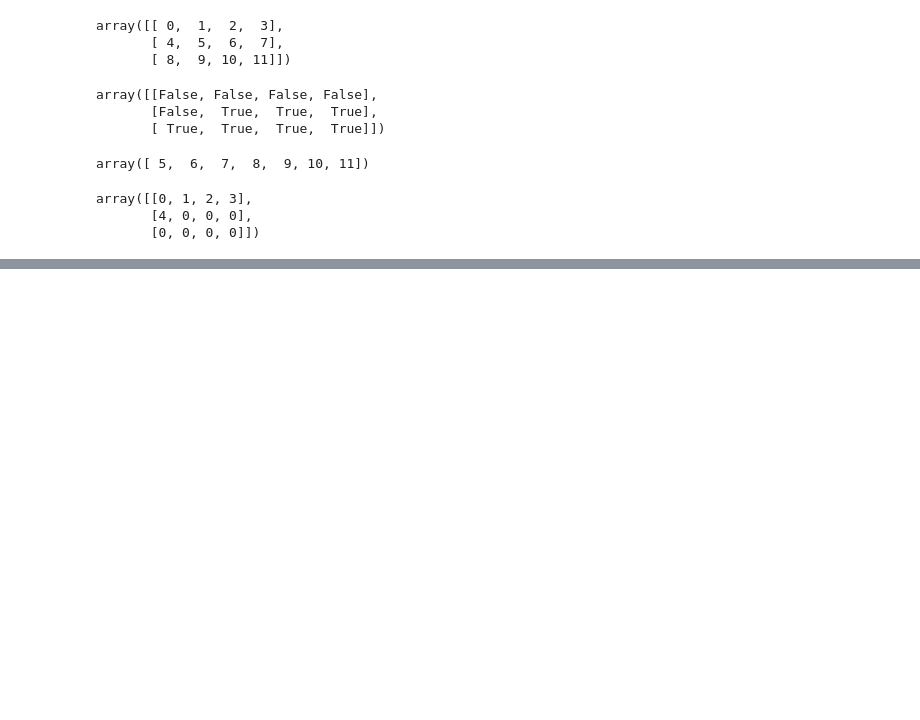
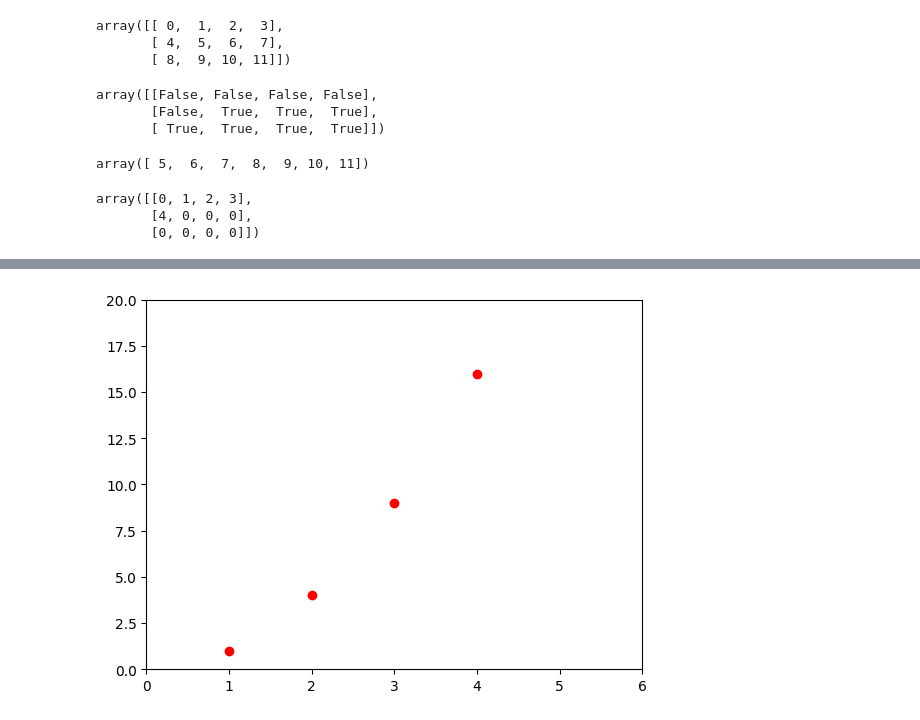
Before and after one commit to AvinashTiwari/MachineLearning, a Jupyter notebook: NumPy.ipynb, the cells around one changed output, grey strips where cells are left out. Drawn from its saved outputs; the diff is of its cells as text; code cells hidden in the pictures; blank space fills up the shorter version.

```diff
--- a/NumPy.ipynb
+++ b/NumPy.ipynb
@@ -503,0 +519,6 @@ array([[0, 1, 2, 3],
+# %%
+plts.plot([1,2,3,4], [1,4,9,16], 'ro')
+plts.axis([0,6,0,20])
+plts.show()
+# %% [output]
+[figure, added]
```
Also changed, not shown: parts of 22 cells of this notebook.
